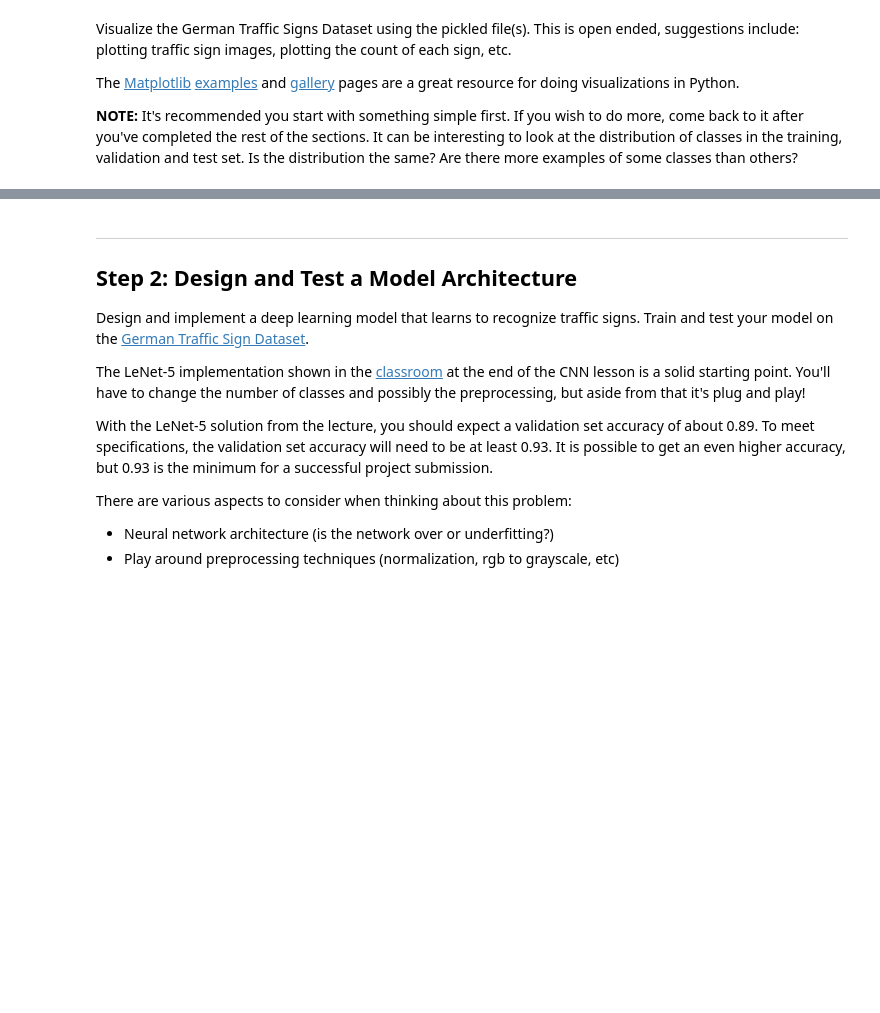
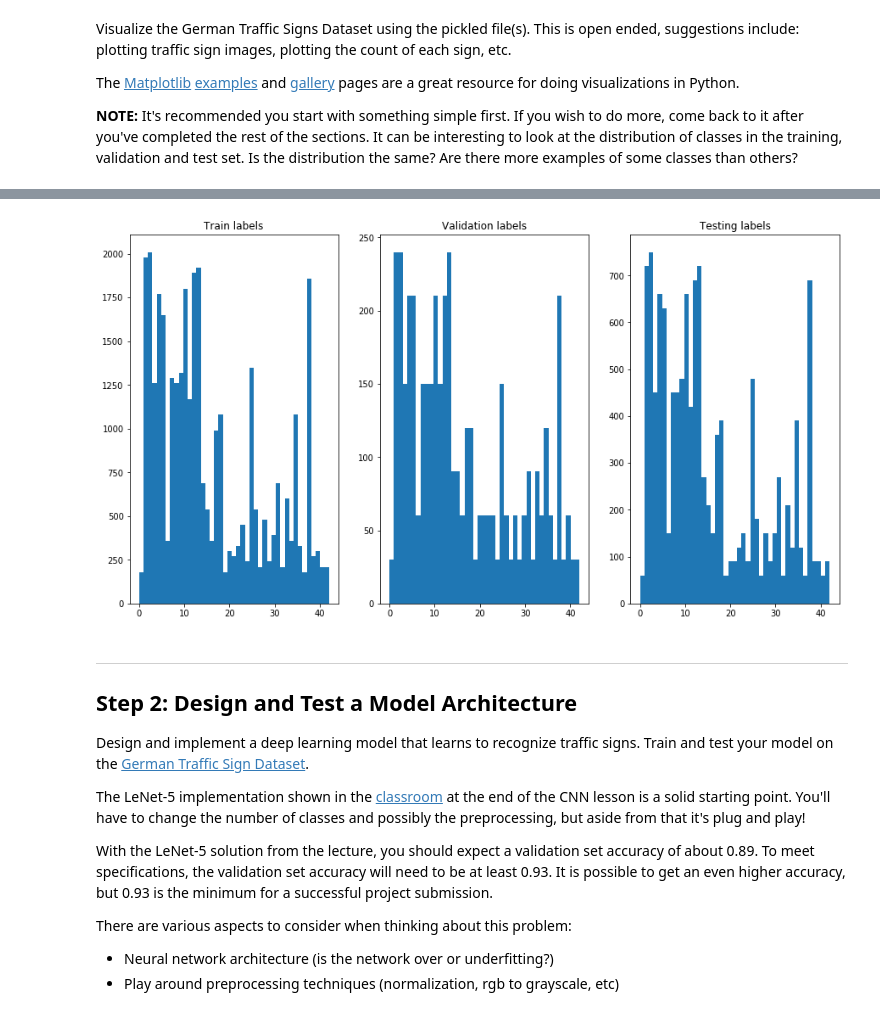
Before and after one commit to mhaytmyr/Udacity, a Jupyter notebook: Term1_Project2/Traffic_Sign_Classifier.ipynb, the cells around one changed output, grey strips where cells are left out. Saved outputs shown, nothing was run; the diff lists cells and outputs as text; code cells hidden in the pictures; blank space fills up the shorter version.

```diff
--- a/Term1_Project2/Traffic_Sign_Classifier.ipynb
+++ b/Term1_Project2/Traffic_Sign_Classifier.ipynb
@@ -110,3 +179,16 @@ plt.tight_layout()
+# %%
+###plot class distribution
+fig, axes = plt.subplots(ncols=3, figsize=(15,8))
+ax = axes.ravel()
+ax[0].hist(y_train,bins=43)
+ax[0].set_title("Train labels")
+ax[1].hist(y_valid,bins=43)
+ax[1].set_title("Validation labels")
+ax[2].hist(y_test,bins=43)
+ax[2].set_title("Testing labels")
+plt.show()
+# %% [output]
+[figure, added]
 # %% [markdown]
 ----
 
```
Also changed, not shown: parts of 17 cells of this notebook, 12 other files.
